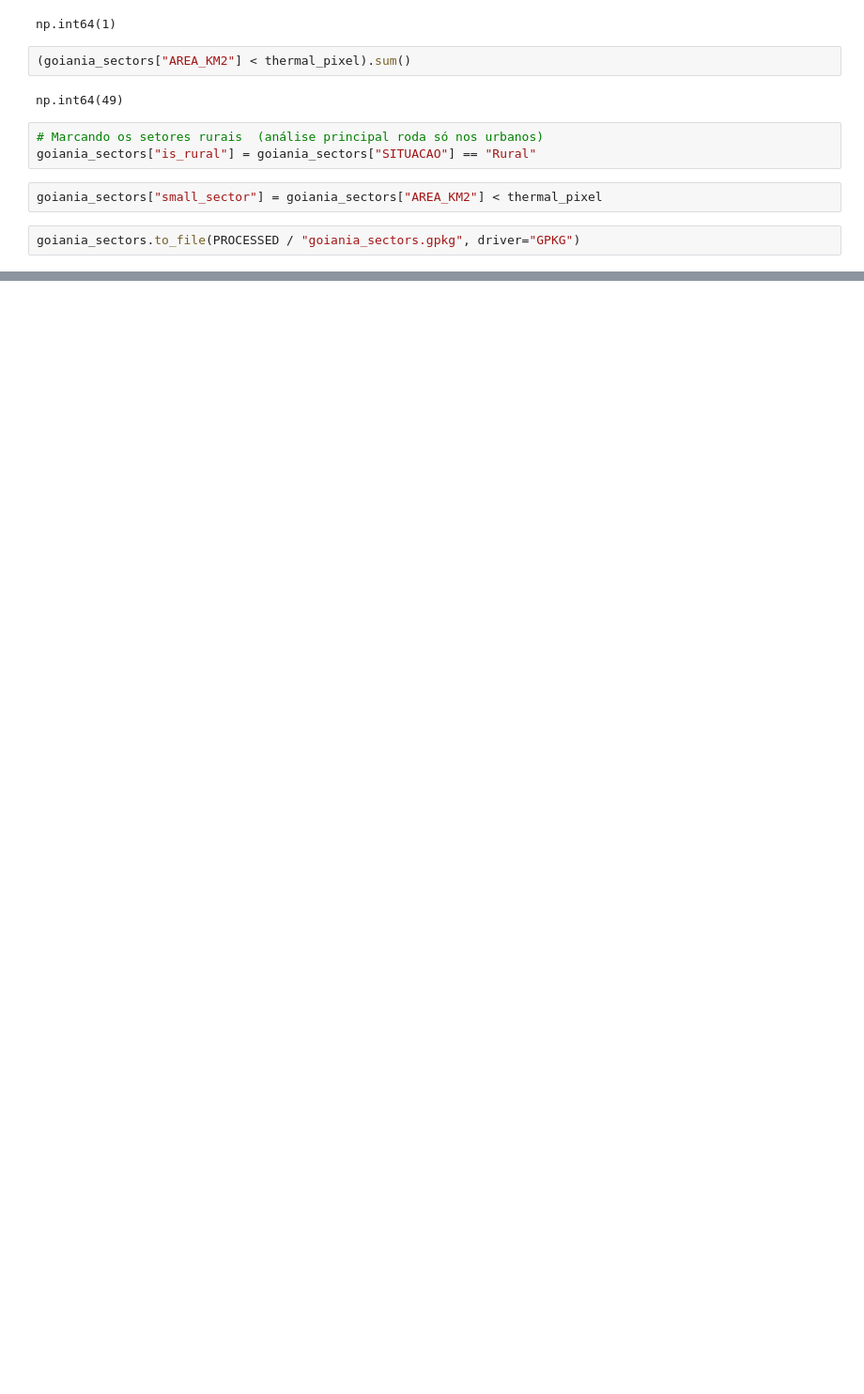
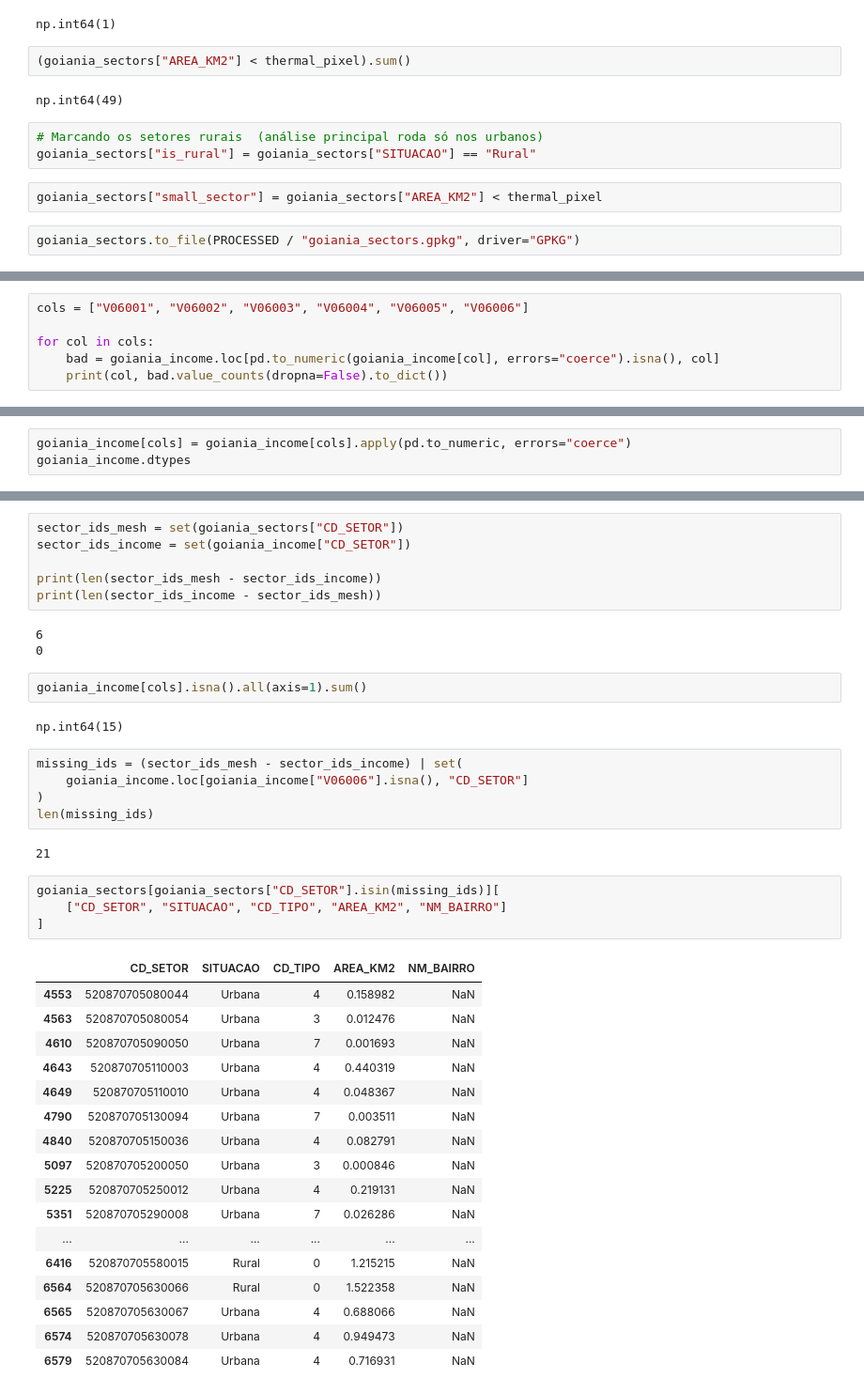
Before and after one commit to HannahGrecco/goiania-thermal-justice, a Jupyter notebook: notebooks/01_data_prep.ipynb, the cells around one changed output, grey strips where cells are left out. Shown at 94% size. Drawn from its saved outputs; the diff is of its cells as text; blank space fills up the shorter version.

```diff
--- a/notebooks/01_data_prep.ipynb
+++ b/notebooks/01_data_prep.ipynb
@@ -164,0 +208,6 @@ goiania_sectors.to_file(PROCESSED / "goiania_sectors.gpkg", driver="GPKG")
+# %%
+cols = ["V06001", "V06002", "V06003", "V06004", "V06005", "V06006"]
+
+for col in cols:
+    bad = goiania_income.loc[pd.to_numeric(goiania_income[col], errors="coerce").isna(), col]
+    print(col, bad.value_counts(dropna=False).to_dict())
@@ -164,0 +221,3 @@ goiania_sectors.to_file(PROCESSED / "goiania_sectors.gpkg", driver="GPKG")
+# %%
+goiania_income[cols] = goiania_income[cols].apply(pd.to_numeric, errors="coerce")
+goiania_income.dtypes
@@ -164,0 +239,42 @@ goiania_sectors.to_file(PROCESSED / "goiania_sectors.gpkg", driver="GPKG")
+# %%
+sector_ids_mesh = set(goiania_sectors["CD_SETOR"])
+sector_ids_income = set(goiania_income["CD_SETOR"])
+
+print(len(sector_ids_mesh - sector_ids_income))
+print(len(sector_ids_income - sector_ids_mesh))
+# %% [output]
+6
+0
+# %%
+goiania_income[cols].isna().all(axis=1).sum()
+# %% [output]
+np.int64(15)
+# %%
+missing_ids = (sector_ids_mesh - sector_ids_income) | set(
+    goiania_income.loc[goiania_income["V06006"].isna(), "CD_SETOR"]
+)
+len(missing_ids)
+# %% [output]
+21
+# %%
+goiania_sectors[goiania_sectors["CD_SETOR"].isin(missing_ids)][
+    ["CD_SETOR", "SITUACAO", "CD_TIPO", "AREA_KM2", "NM_BAIRRO"]
+]
+# %% [output]
+|  | CD_SETOR | SITUACAO | CD_TIPO | AREA_KM2 | NM_BAIRRO |
+| 4553 | 520870705080044 | Urbana | 4 | 0.158982 | NaN |
+| 4563 | 520870705080054 | Urbana | 3 | 0.012476 | NaN |
+| 4610 | 520870705090050 | Urbana | 7 | 0.001693 | NaN |
+| 4643 | 520870705110003 | Urbana | 4 | 0.440319 | NaN |
+| 4649 | 520870705110010 | Urbana | 4 | 0.048367 | NaN |
+| 4790 | 520870705130094 | Urbana | 7 | 0.003511 | NaN |
+| 4840 | 520870705150036 | Urbana | 4 | 0.082791 | NaN |
+| 5097 | 520870705200050 | Urbana | 3 | 0.000846 | NaN |
+| 5225 | 520870705250012 | Urbana | 4 | 0.219131 | NaN |
+| 5351 | 520870705290008 | Urbana | 7 | 0.026286 | NaN |
+| ... | ... | ... | ... | ... | ... |
+| 6416 | 520870705580015 | Rural | 0 | 1.215215 | NaN |
+| 6564 | 520870705630066 | Rural | 0 | 1.522358 | NaN |
+| 6565 | 520870705630067 | Urbana | 4 | 0.688066 | NaN |
+| 6574 | 520870705630078 | Urbana | 4 | 0.949473 | NaN |
+| 6579 | 520870705630084 | Urbana | 4 | 0.716931 | NaN |
```
Also changed, not shown: parts of 35 cells of this notebook, 3 other files.
